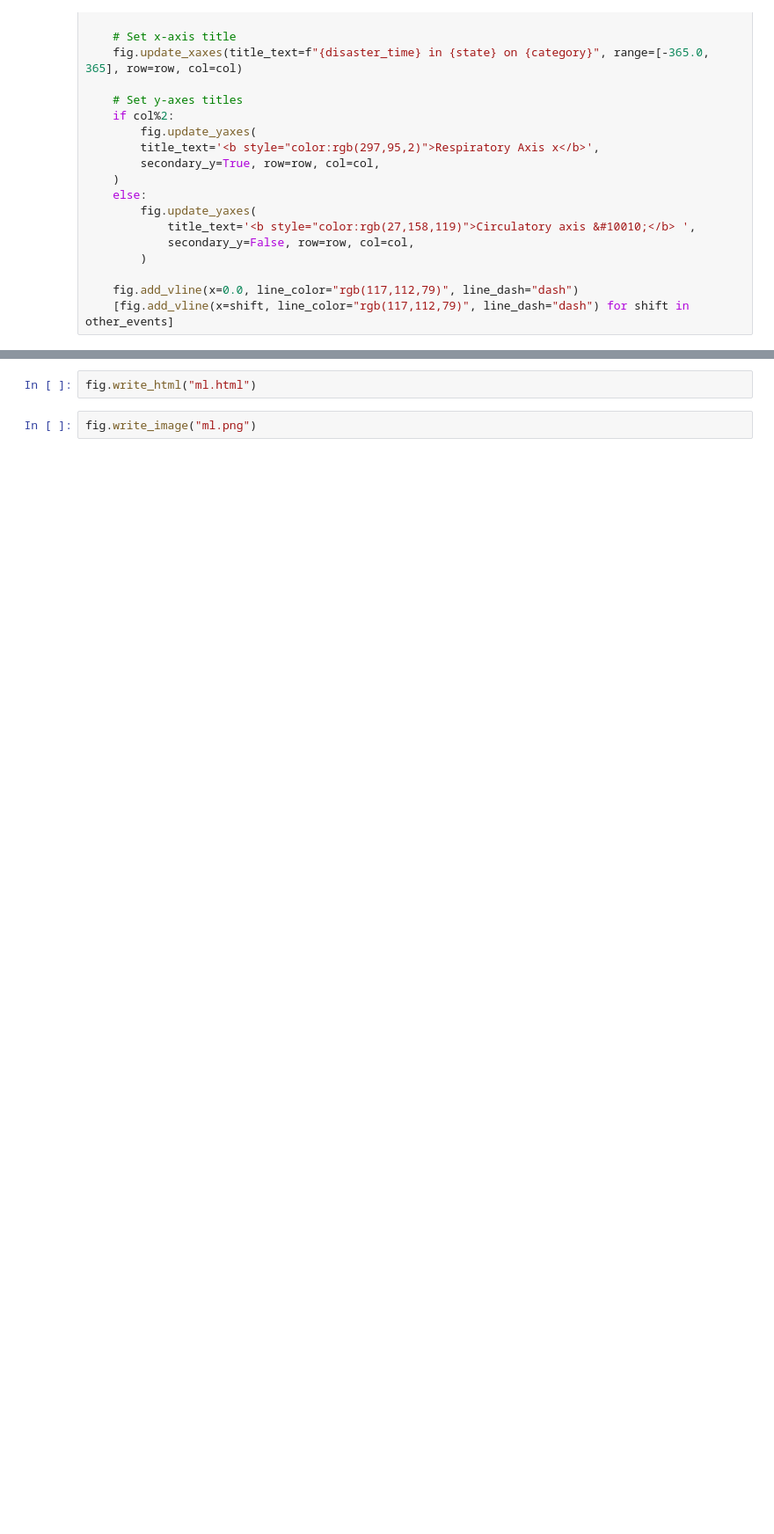
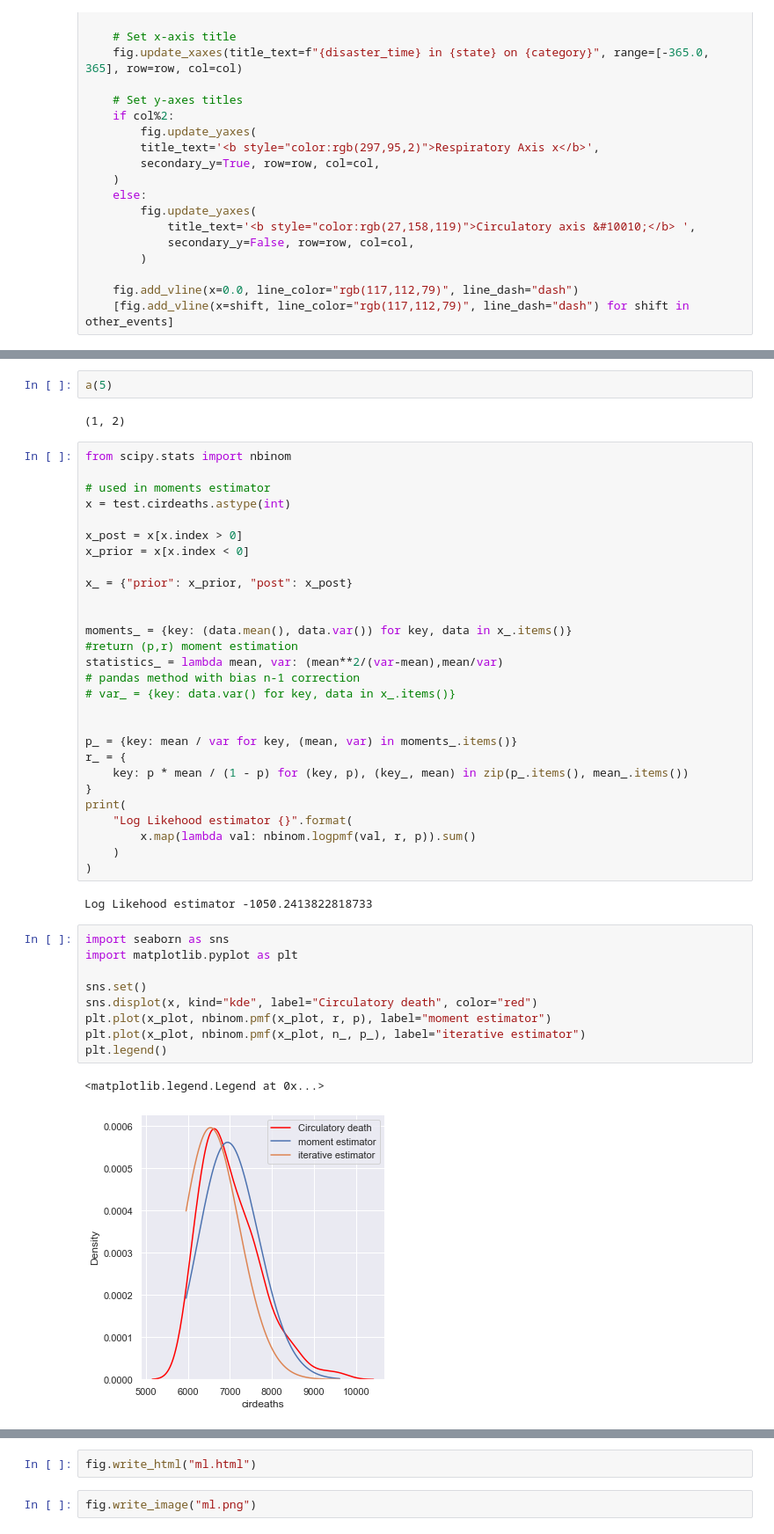
Before and after one commit to arnaud39/us_studies, a Jupyter notebook: plots.ipynb, the cells around one changed output, grey strips where cells are left out. Shown at 88% size. Saved outputs shown, nothing was run; the diff lists cells and outputs as text; blank space fills up the shorter version.

```diff
--- a/plots.ipynb
+++ b/plots.ipynb
@@ -168,0 +243,46 @@ def plot(fig:Any, df: pd.DataFrame, row:int, col:int, disaster_time:str, state:
+# %%
+a(5)
+# %% [output]
+(1, 2)
+# %%
+from scipy.stats import nbinom
+
+# used in moments estimator
+x = test.cirdeaths.astype(int)
+
+x_post = x[x.index > 0]
+x_prior = x[x.index < 0]
+
+x_ = {"prior": x_prior, "post": x_post}
+
+
+moments_ = {key: (data.mean(), data.var()) for key, data in x_.items()}
+#return (p,r) moment estimation
+statistics_ = lambda mean, var: (mean**2/(var-mean),mean/var)
+# pandas method with bias n-1 correction
+# var_ = {key: data.var() for key, data in x_.items()}
+
+
+p_ = {key: mean / var for key, (mean, var) in moments_.items()}
+r_ = {
+    key: p * mean / (1 - p) for (key, p), (key_, mean) in zip(p_.items(), mean_.items())
+}
+print(
+    "Log Likehood estimator {}".format(
+        x.map(lambda val: nbinom.logpmf(val, r, p)).sum()
+    )
+)
+# %% [output]
+Log Likehood estimator -1050.2413822818733
+# %%
+import seaborn as sns
+import matplotlib.pyplot as plt
+
+sns.set()
+sns.displot(x, kind="kde", label="Circulatory death", color="red")
+plt.plot(x_plot, nbinom.pmf(x_plot, r, p), label="moment estimator")
+plt.plot(x_plot, nbinom.pmf(x_plot, n_, p_), label="iterative estimator")
+plt.legend()
+# %% [output]
+<matplotlib.legend.Legend at 0x...>
+[figure, added]
```
Also changed, not shown: parts of 13 cells of this notebook, 2 other files.
